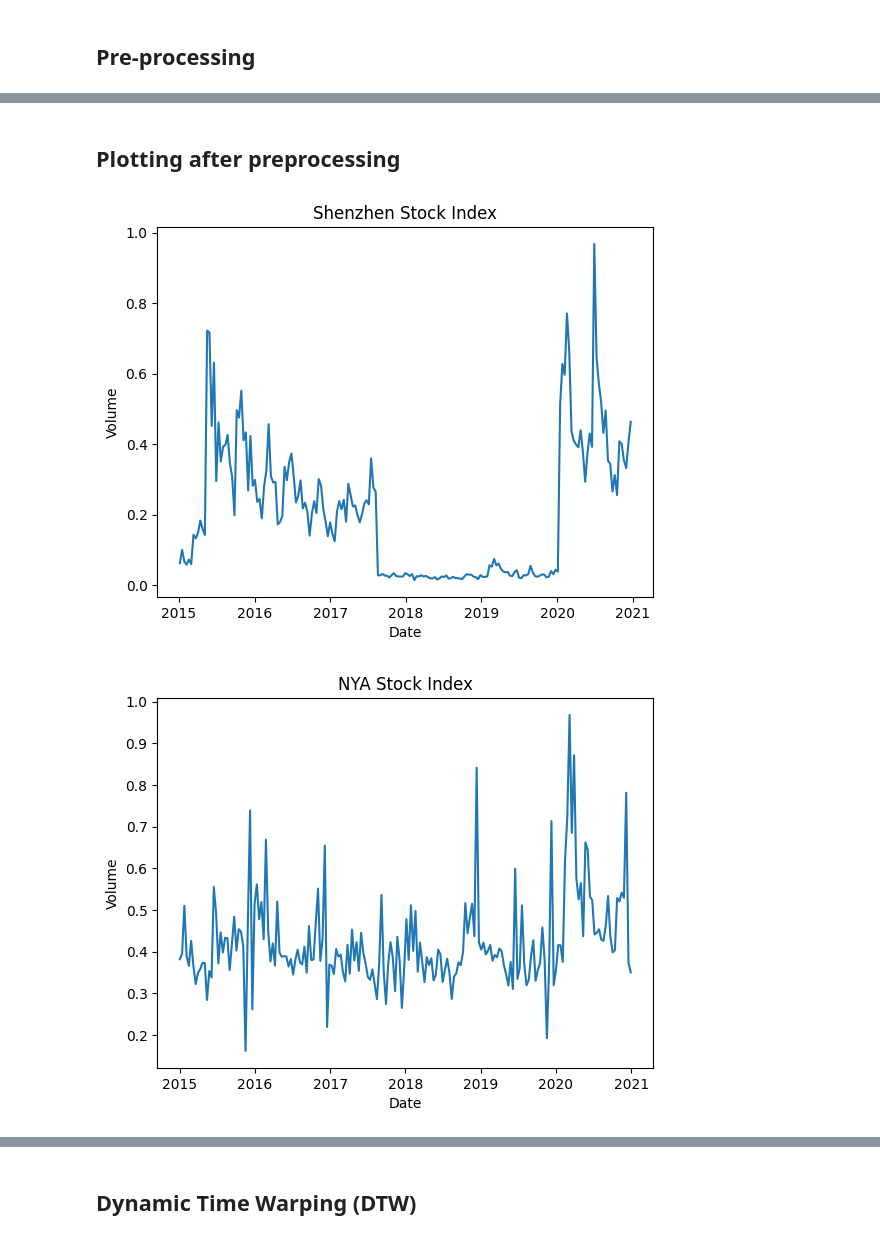
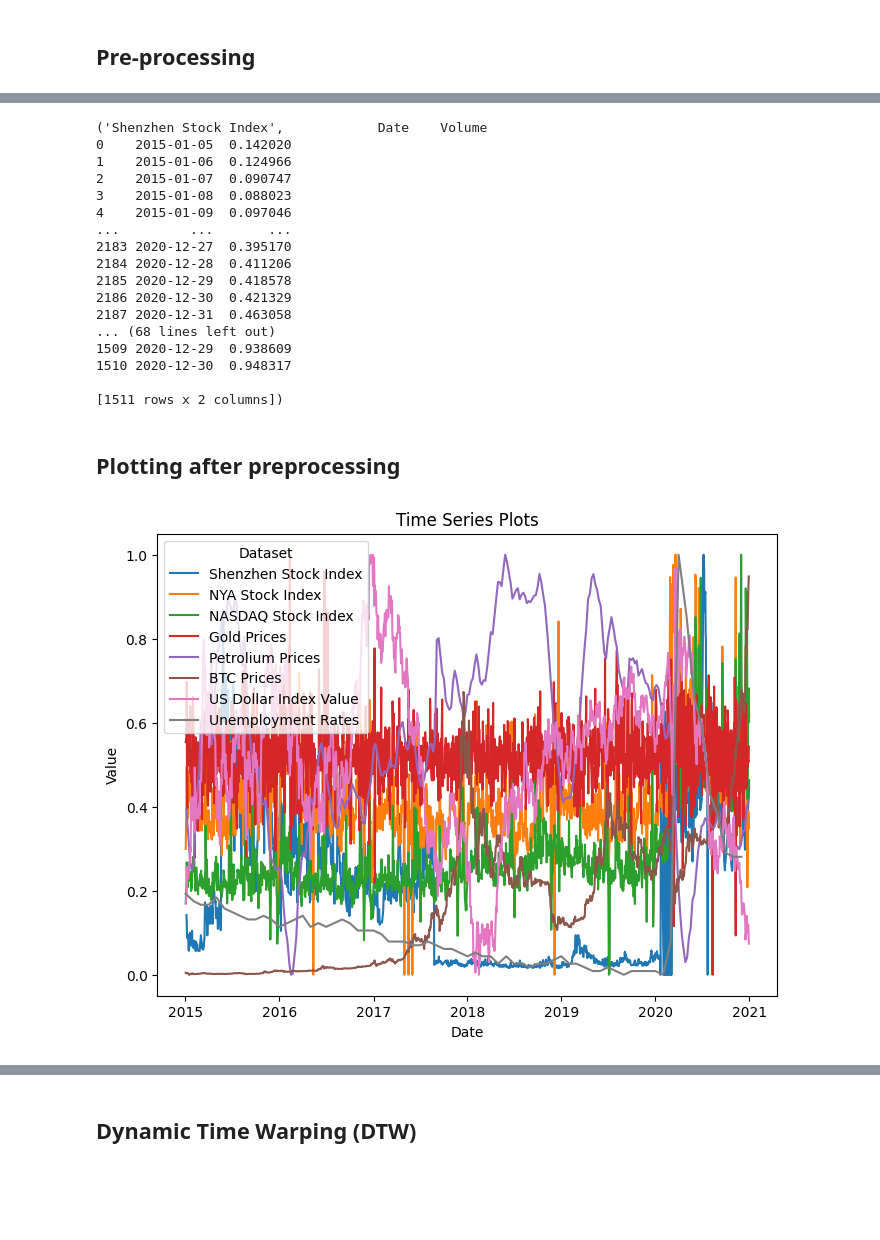
Before and after one commit to kimkynningsrud/MasterThesis2024, a Jupyter notebook: code.ipynb, the cells around one changed output, grey strips where cells are left out. Drawn from its saved outputs; the diff is of its cells as text; code cells hidden in the pictures; blank space fills up the shorter version.

```diff
--- a/code.ipynb
+++ b/code.ipynb
@@ -142,3 +134,8 @@ usdollar_prices.tail()
 | 5620 | Sep 18, 2022 | 109.64 | 109.74 | 109.50 | -0.08% | 109.55 |
 | 5621 | Sep 19, 2022 | 109.55 | 110.18 | 109.49 | -0.01% | 109.54 |
 | 5622 | Sep 20, 2022 | 109.54 | 110.23 | 109.36 | 0.53% | 110.12 |
+# %%
+overall_rate = unemployment_rates.pop("overall_rate")
+unemployment_rates.insert(len(unemployment_rates.columns), "overall_rate", overall_rate)
+unemployment_rates = unemployment_rates.rename(columns={'date': 'Date'})
+unemployment_rates.head()
@@ -145,3 +149,14 @@ usdollar_prices.tail()
+# %%
+datasets = {
+    "Shenzhen Stock Index": stock_prices_shenzhen,
+    "NYA Stock Index": stock_prices_nya,
+    "NASDAQ Stock Index": stock_prices_nasdaq,
+    "Gold Prices": gold_prices,
+    "Petrolium Prices": petrolium_prices,
+    "BTC Prices": btc_prices,
+    "US Dollar Index Value": usdollar_prices,
+    "Unemployment Rates": unemployment_rates
+}
 # %% [markdown]
 ## Pre-processing
 # %%
@@ -326,20 +351,53 @@ Resampling US Dollar Index Value to frequency 11 days 00:00:00
+# %%
+print(list(preprocessed_datasets.items())[0])
+print(list(preprocessed_datasets.items())[1])
+print(list(preprocessed_datasets.items())[2])
+print(list(preprocessed_datasets.items())[3])
+print(list(preprocessed_datasets.items())[4])
+print(list(preprocessed_datasets.items())[5])
+# %% [output]
+('Shenzhen Stock Index',            Date    Volume
+0    2015-01-05  0.142020
+1    2015-01-06  0.124966
+2    2015-01-07  0.090747
+3    2015-01-08  0.088023
+4    2015-01-09  0.097046
+...         ...       ...
+2183 2020-12-27  0.395170
+2184 2020-12-28  0.411206
+2185 2020-12-29  0.418578
+2186 2020-12-30  0.421329
+2187 2020-12-31  0.463058
+... (68 lines left out)
+1509 2020-12-29  0.938609
+1510 2020-12-30  0.948317
+
+[1511 rows x 2 columns])
 # %% [markdown]
 ## Plotting after preprocessing
 # %%
+import matplotlib.pyplot as plt
+import seaborn as sns
+
 def plot_datasets(datasets):
     """
-    Automatically plots each dataset with 'Date' on the x-axis and the last column on the y-axis.
+    Plots each dataset in the same plot with 'Date' on the x-axis and the last column on the y-axis.
 
     :param datasets: Dictionary of preprocessed datasets with their names as keys.
     """
+    plt.figure(figsize=(8, 6))  # Create a figure
+
     for name, df in datasets.items():
-        plt.figure()
         last_column = df.columns[-1]  # Assuming the last column is the one to be plotted
-        sns.lineplot(data=df, x='Date', y=last_column).set(title=f"{name}")
-        plt.show()
+        sns.lineplot(data=df, x='Date', y=last_column, label=name)  # Plot each dataset
+
+    plt.title("Time Series Plots")
+    plt.xlabel("Date")
+    plt.ylabel("Value")
+    plt.legend(title='Dataset')
+    plt.show()
 
 # Run the function for all the datasets
 plot_datasets(preprocessed_datasets)
 # %% [output]
-[figure, old version]
+[figure, new version]
-[figure, removed]
```
Also changed, not shown: parts of 28 cells of this notebook.
